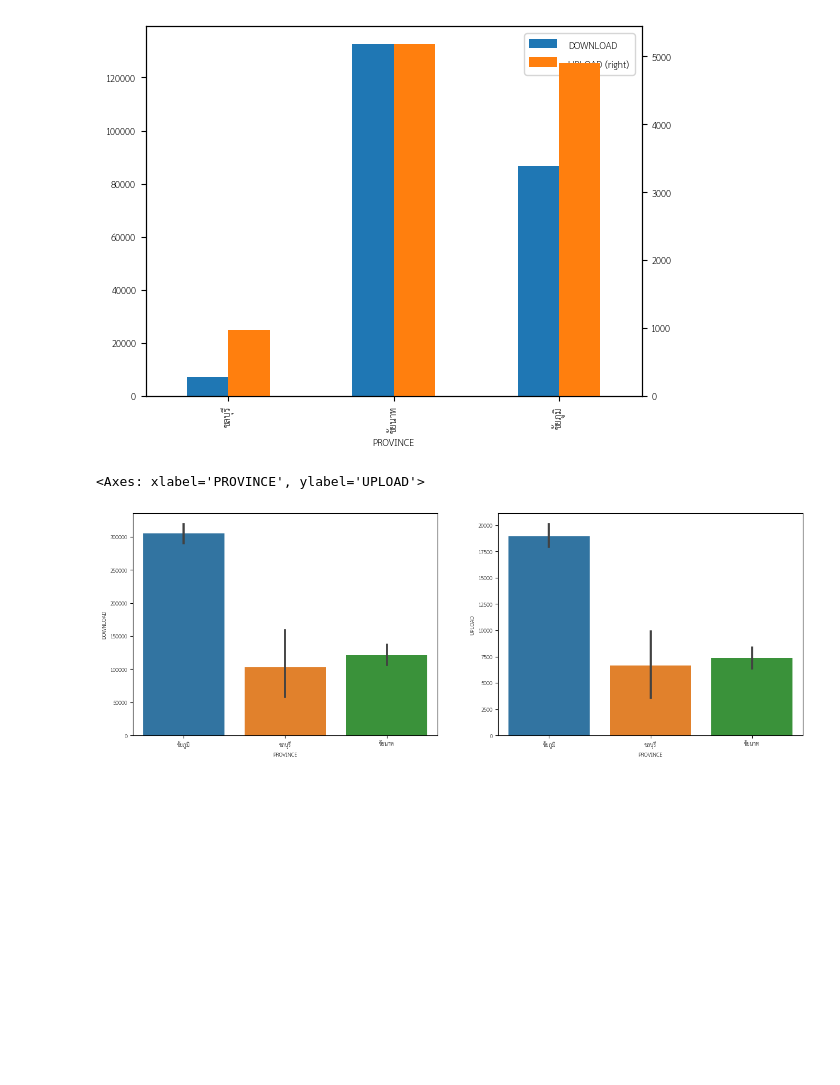
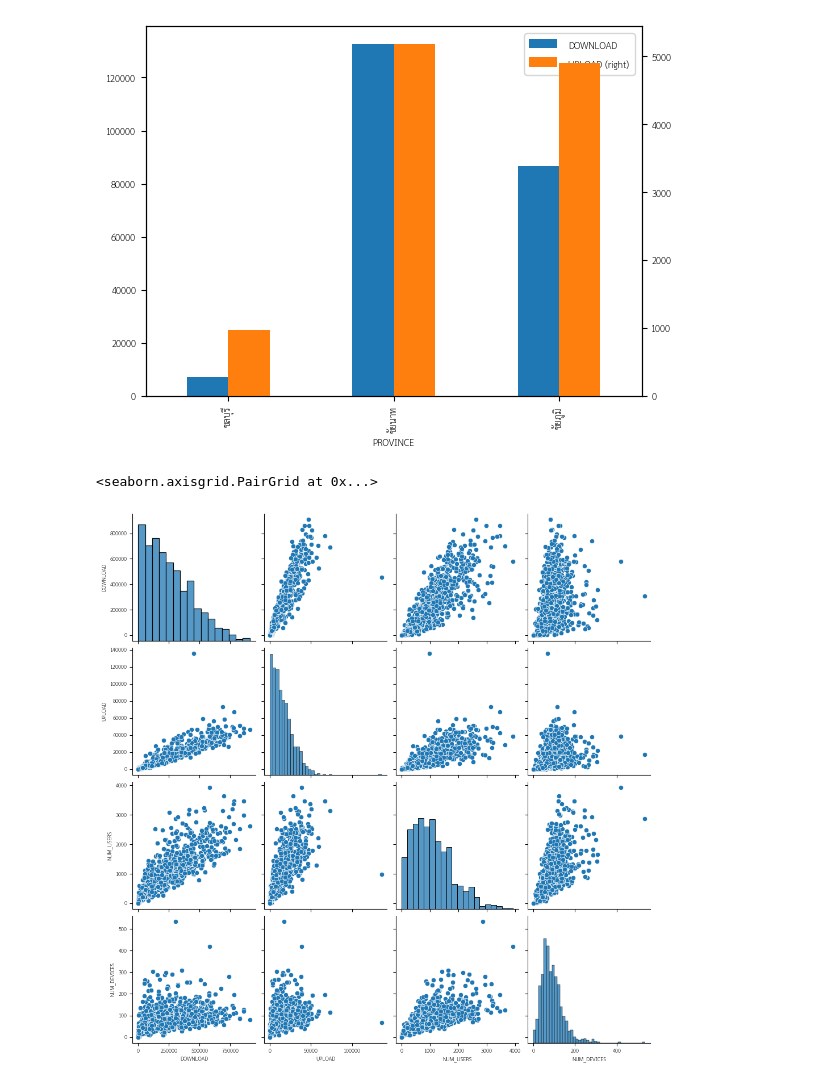
Before and after one commit to LunarArtemis/CP462, a Jupyter notebook: week4/lab4/EDA_Activity.ipynb, the cells around one changed output. Drawn from its saved outputs; the diff is of its cells as text; code cells hidden in the pictures; blank space fills up the shorter version.

```diff
--- a/week4/lab4/EDA_Activity.ipynb
+++ b/week4/lab4/EDA_Activity.ipynb
@@ -182,9 +186,11 @@ df[df['PROVINCE'].str.startswith('ช')].groupby('PROVINCE').first()[['DOWNLOAD'
 <Axes: xlabel='PROVINCE'>
 [figure]
 # %%
-fig, ax = plt.subplots(1,2, figsize=(15,5))
-sns.barplot(x='PROVINCE', y='DOWNLOAD', data=df[df['PROVINCE'].str.startswith('ช')], ax=ax[0])
-sns.barplot(x='PROVINCE', y='UPLOAD', data=df[df['PROVINCE'].str.startswith('ช')], ax=ax[1])
+# fig, ax = plt.subplots(1,2, figsize=(15,5))
+# sns.barplot(x='PROVINCE', y='DOWNLOAD', data=df[df['PROVINCE'].str.startswith('ช')], ax=ax[0])
+# sns.barplot(x='PROVINCE', y='UPLOAD', data=df[df['PROVINCE'].str.startswith('ช')], ax=ax[1])
+
+sns.pairplot(df[df['PROVINCE'].str.startswith('ช')][['DOWNLOAD','UPLOAD','NUM_USERS','NUM_DEVICES']])
 # %% [output]
-<Axes: xlabel='PROVINCE', ylabel='UPLOAD'>
+<seaborn.axisgrid.PairGrid at 0x...>
-[figure, old version]
+[figure, new version]
```
Also changed, not shown: parts of 4 cells of this notebook, 9 other files.
